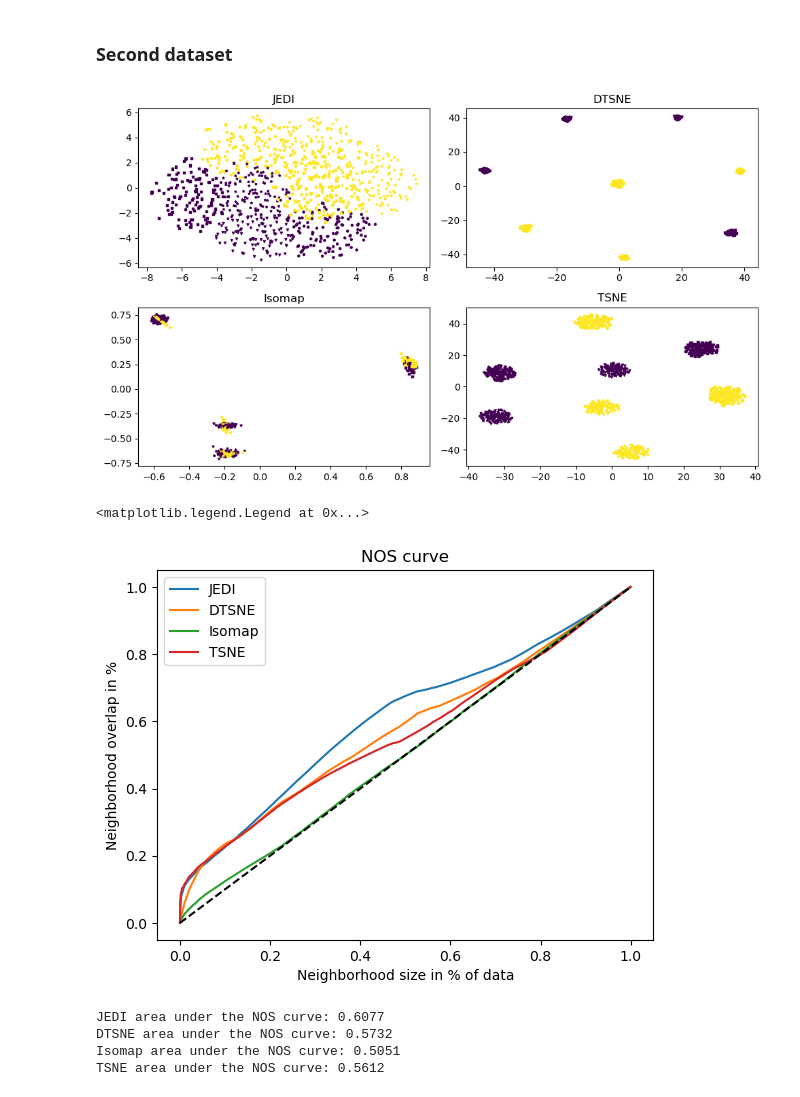
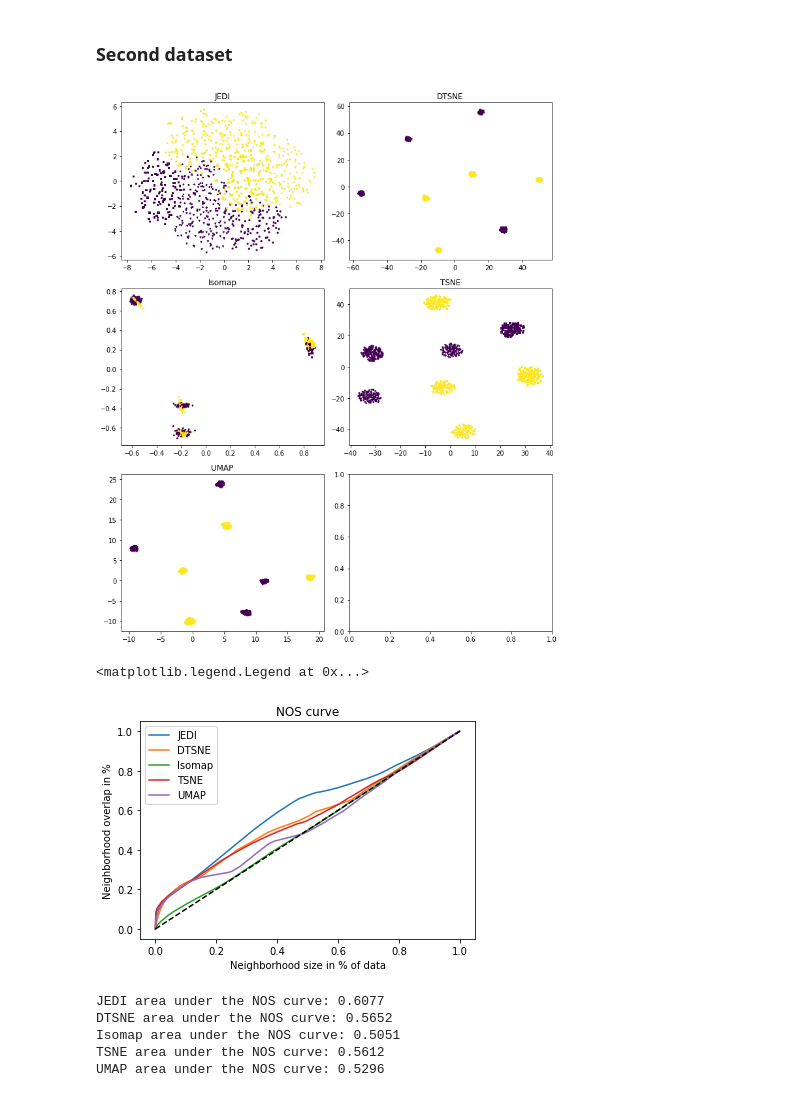
Before and after one commit to Recap-Minutes-of-Meetings/tsne, a Jupyter notebook: experiments_jedi.ipynb, the cells around one changed output. Drawn from its saved outputs; the diff is of its cells as text; code cells hidden in the pictures.

```diff
--- a/experiments_jedi.ipynb
+++ b/experiments_jedi.ipynb
@@ -88,7 +88,7 @@ def plot(X, y, y_wrong):
     X_nos = get_distance_matrix(X[:, 8:])
     marker = {1: "o", 2: "*", 3: "s", 4: "v"}
 
-    fig, axs = plt.subplots(2, 2, figsize=(10, 6))
+    fig, axs = plt.subplots(3, 2, figsize=(10, 12))
 
     embedding, y = run_experiment_jedi(X, y)
     for mar in np.unique(y_wrong):
@@ -101,7 +101,7 @@ def plot(X, y, y_wrong):
     emb_dist = get_distance_matrix(embedding)
     metric_df["JEDI"] = nos(X_nos, emb_dist)
 
-    model = DTSNE(perplexity=30, n_jobs=-1, verbose=0)
+    model = DTSNE(perplexity=100, n_jobs=-1, verbose=0)
     embedding = model.fit_transform(X)
     for mar in np.unique(y_wrong):
         idx = np.where(y_wrong == mar)[0]
@@ -136,6 +136,17 @@ def plot(X, y, y_wrong):
     emb_dist = get_distance_matrix(embedding)
     metric_df["TSNE"] = nos(X_nos, emb_dist)
 
+    _umap = umap.UMAP(random_state=42)
+    embedding = _umap.fit_transform(X)
+    for mar in np.unique(y_wrong):
+        idx = np.where(y_wrong == mar)[0]
+        embedding_now = embedding[idx]
+        c_now = np.array(y)[idx]
+        axs[2, 0].scatter(embedding_now[:, 0], embedding_now[:, 1], c=c_now, s=5, marker=marker[mar])
+    axs[2, 0].set_title("UMAP")
+    emb_dist = get_distance_matrix(embedding)
+    metric_df["UMAP"] = nos(X_nos, emb_dist)
+
     metric_df.index = range(X.shape[0]-1)
 
     plt.tight_layout()
@@ -205,7 +221,7 @@ def plot(X, y, y_wrong):
     X_nos = get_distance_matrix(X[:, 4:])
     marker = {1: "o", 2: "*", 3: "s", 4: "v"}
 
-    fig, axs = plt.subplots(2, 2, figsize=(10, 6))
+    fig, axs = plt.subplots(3, 2, figsize=(10, 12))
 
     embedding, y = run_experiment_jedi(X, y)
     for mar in np.unique(y_wrong):
@@ -218,7 +234,7 @@ def plot(X, y, y_wrong):
     emb_dist = get_distance_matrix(embedding)
     metric_df["JEDI"] = nos(X_nos, emb_dist)
 
-    model = DTSNE(perplexity=30, n_jobs=-1, verbose=0)
+    model = DTSNE(perplexity=100, n_jobs=-1, verbose=0)
     embedding = model.fit_transform(X)
     for mar in np.unique(y_wrong):
         idx = np.where(y_wrong == mar)[0]
@@ -253,6 +269,17 @@ def plot(X, y, y_wrong):
     emb_dist = get_distance_matrix(embedding)
     metric_df["TSNE"] = nos(X_nos, emb_dist)
 
+    _umap = umap.UMAP(random_state=42)
+    embedding = _umap.fit_transform(X)
+    for mar in np.unique(y_wrong):
+        idx = np.where(y_wrong == mar)[0]
+        embedding_now = embedding[idx]
+        c_now = np.array(y)[idx]
+        axs[2, 0].scatter(embedding_now[:, 0], embedding_now[:, 1], c=c_now, s=5, marker=marker[mar])
+    axs[2, 0].set_title("UMAP")
+    emb_dist = get_distance_matrix(embedding)
+    metric_df["UMAP"] = nos(X_nos, emb_dist)
+
     metric_df.index = range(X.shape[0]-1)
 
     plt.tight_layout()
@@ -261,22 +288,23 @@ def plot(X, y, y_wrong):
 # %%
 df_metric = plot(X_1, y_1, y_wrong_1)
 # %% [output]
-[figure, old version]
+[figure, new version]
 # %%
 x_tick = np.array(df_metric.index) / len(df_metric.index)
 
 plt.plot(x_tick, df_metric["JEDI"], label="JEDI")
 plt.plot(x_tick, df_metric["DTSNE"], label="DTSNE")
 plt.plot(x_tick, df_metric["Isomap"], label="Isomap")
 plt.plot(x_tick, df_metric["TSNE"], label="TSNE")
+plt.plot(x_tick, df_metric["UMAP"], label="UMAP")
 plt.plot([0, 1], [0, 1], '--', color="black")
 plt.xlabel("Neighborhood size in % of data")
 plt.ylabel("Neighborhood overlap in %")
 plt.title("NOS curve")
 plt.legend()
 # %% [output]
 <matplotlib.legend.Legend at 0x...>
-[figure, old version]
+[figure, new version]
 # %%
 area = trapz(df_metric["JEDI"], dx=1/len(df_metric["JEDI"]))
 print(f"JEDI area under the NOS curve: {round(area, 4)}")
@@ -289,8 +317,12 @@ print(f"Isomap area under the NOS curve: {round(area, 4)}")
 
 area = trapz(df_metric["TSNE"], dx=1/len(df_metric["TSNE"]))
 print(f"TSNE area under the NOS curve: {round(area, 4)}")
+
+area = trapz(df_metric["UMAP"], dx=1/len(df_metric["UMAP"]))
+print(f"UMAP area under the NOS curve: {round(area, 4)}")
 # %% [output]
 JEDI area under the NOS curve: 0.6077
-DTSNE area under the NOS curve: 0.5732
+DTSNE area under the NOS curve: 0.5652
 Isomap area under the NOS curve: 0.5051
 TSNE area under the NOS curve: 0.5612
+UMAP area under the NOS curve: 0.5296
```
Also changed, not shown: parts of 5 cells of this notebook, 1 other file.
